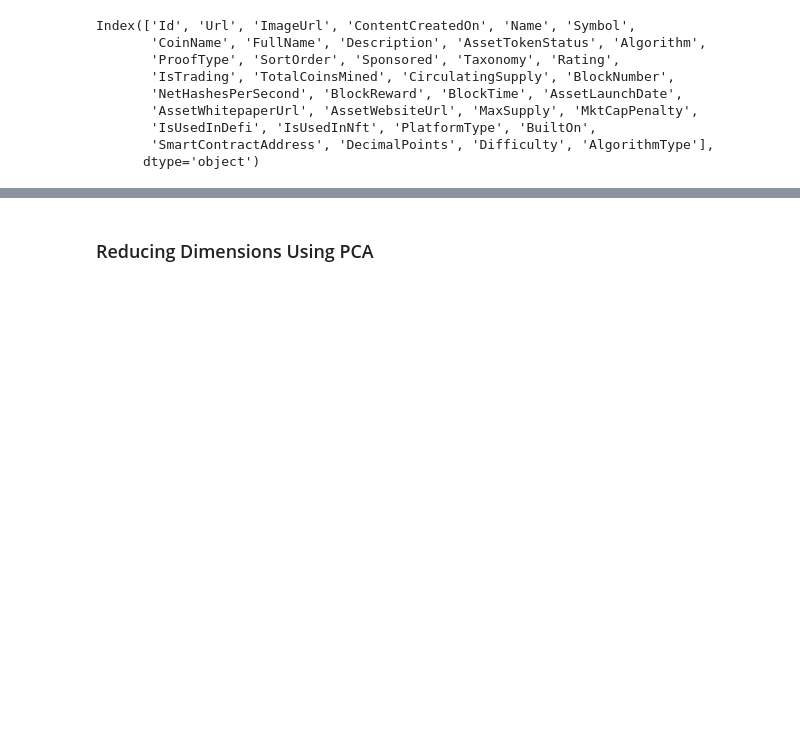
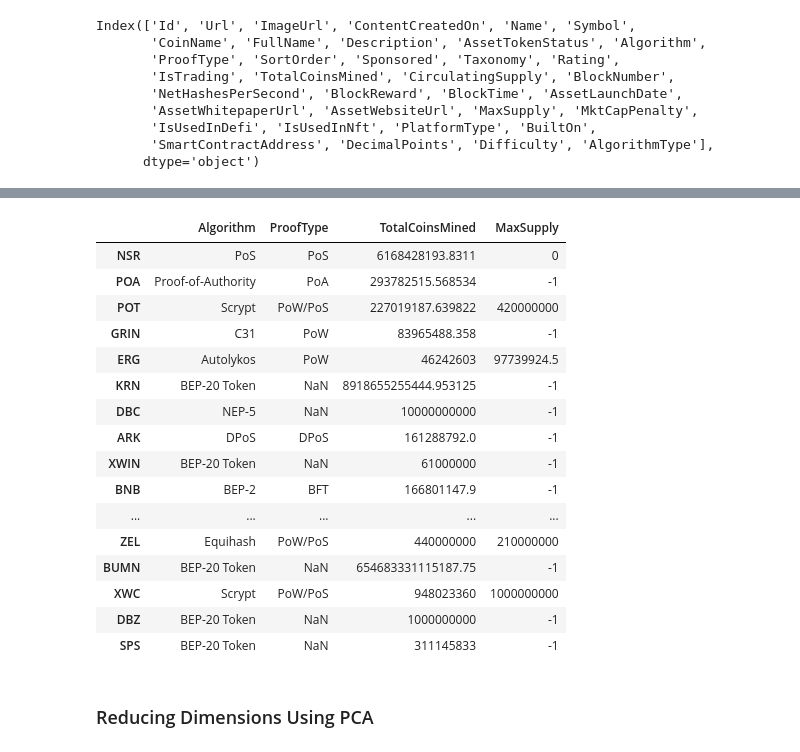
Before and after one commit to MatthewPuttroff/HWUnit13, a Jupyter notebook: Instructions/Starter_Files/crypto_clustering.ipynb, the cells around one changed output, grey strips where cells are left out. Drawn from its saved outputs; the diff is of its cells as text; code cells hidden in the pictures; blank space fills up the shorter version.

Commit message:
Drop Coinname column

```diff
--- a/Instructions/Starter_Files/crypto_clustering.ipynb
+++ b/Instructions/Starter_Files/crypto_clustering.ipynb
@@ -72,6 +72,7 @@ crypto_df.drop(columns = [
     'BlockReward',
     'BlockTime',
     'BuiltOn',
+    'CirculatingSupply',
     'ContentCreatedOn',
     'DecimalPoints',
     'Description',
@@ -81,7 +82,6 @@ crypto_df.drop(columns = [
     'ImageUrl',
     'IsUsedInDefi',
     'IsUsedInNft',
-    'MaxSupply',
     'MktCapPenalty',
     'Name',
     'NetHashesPerSecond',
@@ -145,7 +145,9 @@ CirculatingSupply    0
 dtype: int64
 # %%
 # Remove rows with cryptocurrencies having no coins mined
+crypto_df = crypto_df.loc[crypto_df['TotalCoinsMined'] != 0]
 # %%
 # Drop rows where there are 'N/A' text values
+crypto_df = crypto_df[crypto_df!='N/A']
 # %%
 # Store the 'CoinName'column in its own DataFrame prior to dropping it from crypto_df
@@ -152,5 +165,26 @@ dtype: int64
 # %%
 # Drop the 'CoinName' column since it's not going to be used on the clustering algorithm
+crypto_df = crypto_df.drop(columns = 'CoinName')
+# %%
+crypto_df.sample(30)
+# %% [output]
+|  | Algorithm | ProofType | TotalCoinsMined | MaxSupply |
+| NSR | PoS | PoS | 6168428193.8311 | 0 |
+| POA | Proof-of-Authority | PoA | 293782515.568534 | -1 |
+| POT | Scrypt | PoW/PoS | 227019187.639822 | 420000000 |
+| GRIN | C31 | PoW | 83965488.358 | -1 |
+| ERG | Autolykos | PoW | 46242603 | 97739924.5 |
+| KRN | BEP-20 Token | NaN | 8918655255444.953125 | -1 |
+| DBC | NEP-5 | NaN | 10000000000 | -1 |
+| ARK | DPoS | DPoS | 161288792.0 | -1 |
+| XWIN | BEP-20 Token | NaN | 61000000 | -1 |
+| BNB | BEP-2 | BFT | 166801147.9 | -1 |
+| ... | ... | ... | ... | ... |
+| ZEL | Equihash | PoW/PoS | 440000000 | 210000000 |
+| BUMN | BEP-20 Token | NaN | 654683331115187.75 | -1 |
+| XWC | Scrypt | PoW/PoS | 948023360 | 1000000000 |
+| DBZ | BEP-20 Token | NaN | 1000000000 | -1 |
+| SPS | BEP-20 Token | NaN | 311145833 | -1 |
 # %%
 # Create dummy variables for text features
 # %%
```
Also changed, not shown: parts of 5 cells of this notebook.
